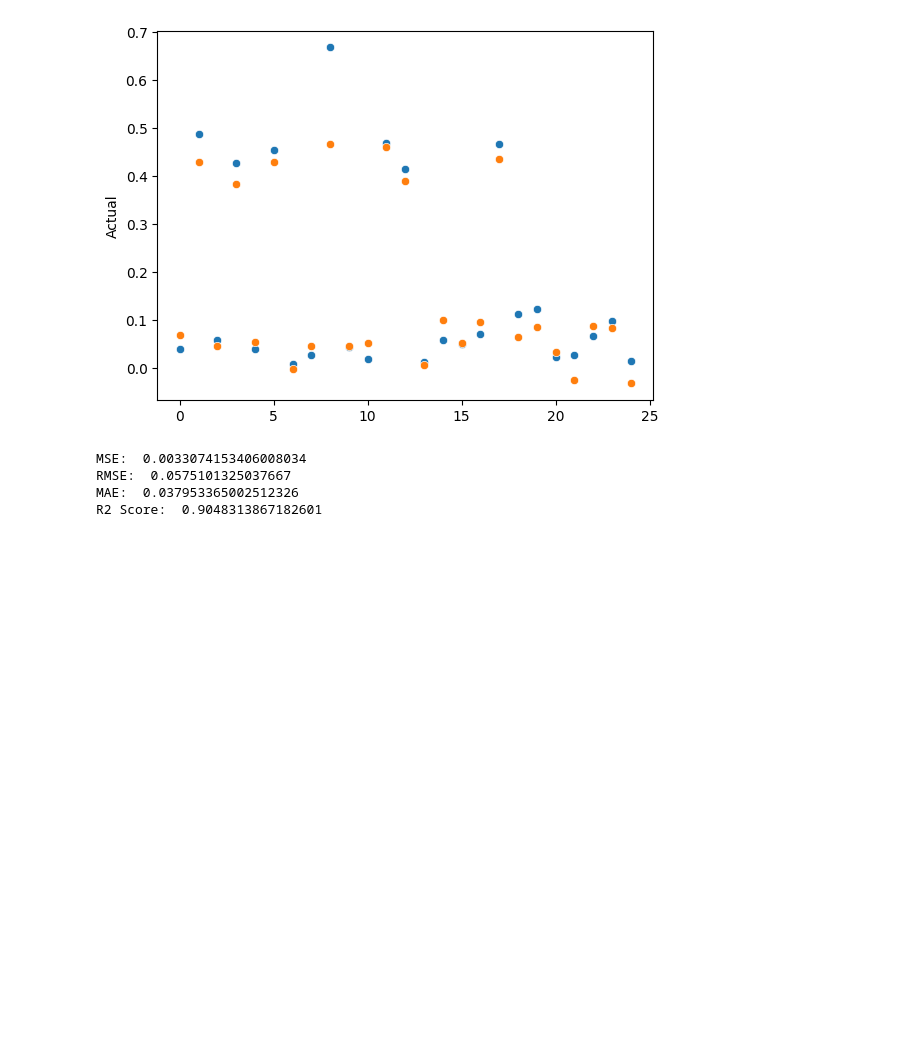
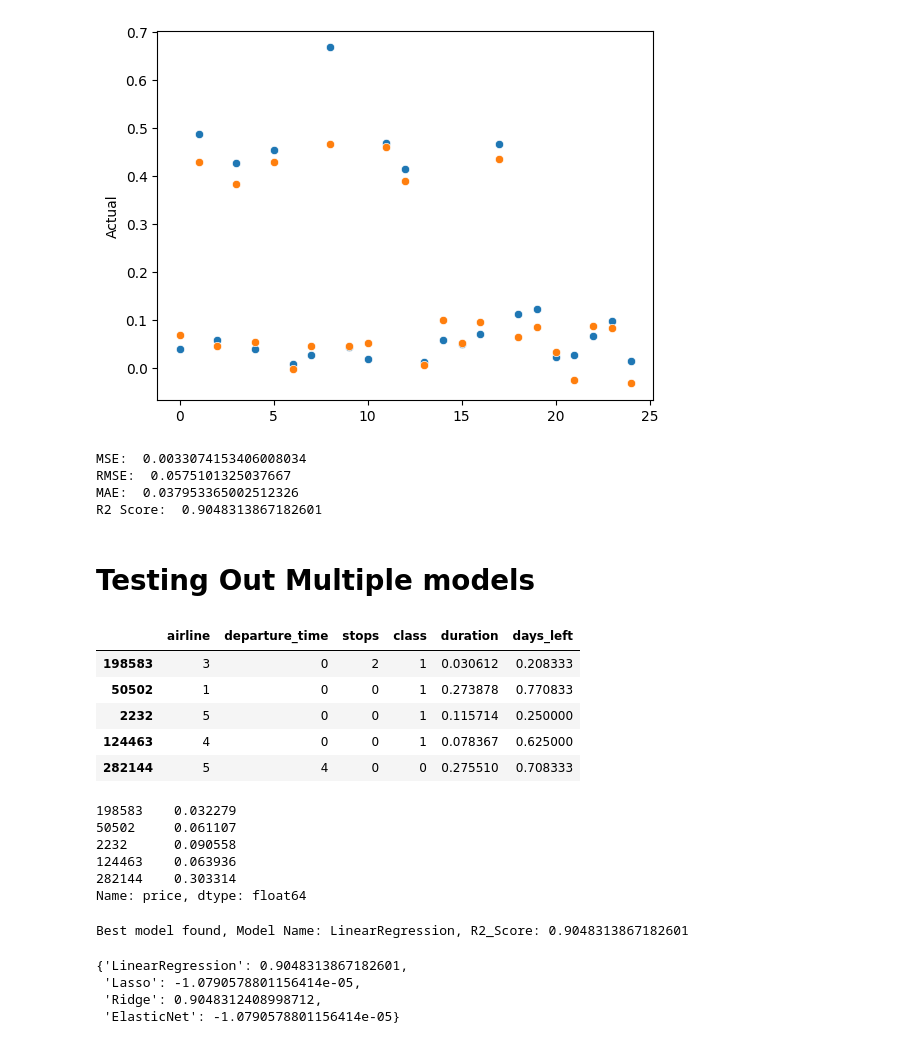
Before and after one commit to Kashyap-08/Flight_Price_Prediction, a Jupyter notebook: notebooks/analysis.ipynb, the cells around one changed output. Drawn from its saved outputs; the diff is of its cells as text; code cells hidden in the pictures; blank space fills up the shorter version.

Commit message:
trained pipeline

```diff
--- a/notebooks/analysis.ipynb
+++ b/notebooks/analysis.ipynb
@@ -528,0 +532,4 @@ df_copy[categorical_col] = df_copy[categorical_col].apply(le.fit_transform)
+# %%
+# print the encoded values
+for col in categorical_col:
+    print(col, df[col].unique(), df_copy[col].unique())
@@ -780,3 +796,23 @@ MSE:  0.0033074153406008034
 RMSE:  0.0575101325037667
 MAE:  0.037953365002512326
 R2 Score:  0.9048313867182601
+# %% [markdown]
+# Testing Out Multiple models
+# %%
+X_train.head()
+# %% [output]
+|  | airline | departure_time | stops | class | duration | days_left |
+| 198583 | 3 | 0 | 2 | 1 | 0.030612 | 0.208333 |
+| 50502 | 1 | 0 | 0 | 1 | 0.273878 | 0.770833 |
+| 2232 | 5 | 0 | 0 | 1 | 0.115714 | 0.250000 |
+| 124463 | 4 | 0 | 0 | 1 | 0.078367 | 0.625000 |
+| 282144 | 5 | 4 | 0 | 0 | 0.275510 | 0.708333 |
+# %%
+y_train.head()
+# %% [output]
+198583    0.032279
+50502     0.061107
+2232      0.090558
+124463    0.063936
+282144    0.303314
+Name: price, dtype: float64
@@ -782,0 +841,17 @@ R2 Score:  0.9048313867182601
+# %%
+best_model_score = max(sorted(report.values()))
+
+best_model_name = list(report.keys())[list(report.values()).index(best_model_score)]
+
+best_model = models[best_model_name]
+
+print(f"Best model found, Model Name: {best_model_name}, R2_Score: {best_model_score}")
+# %% [output]
+Best model found, Model Name: LinearRegression, R2_Score: 0.9048313867182601
+# %%
+report
+# %% [output]
+{'LinearRegression': 0.9048313867182601,
+ 'Lasso': -1.0790578801156414e-05,
+ 'Ridge': 0.9048312408998712,
+ 'ElasticNet': -1.0790578801156414e-05}
```
Also changed, not shown: parts of 9 cells of this notebook, 9 other files.
